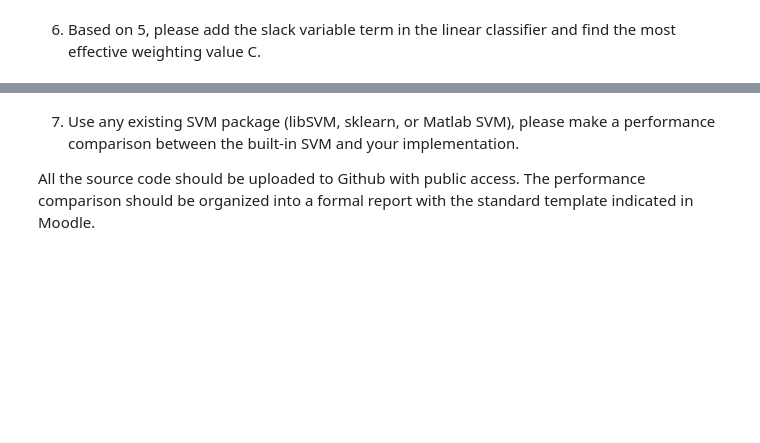
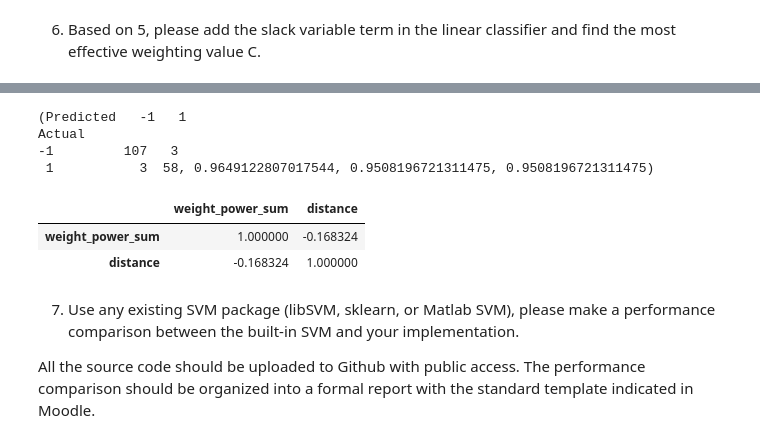
Before and after one commit to littlemilkwu/ds_ncku_machine_learning, a Jupyter notebook: assignment1/src/code.ipynb, the cells around one changed output, grey strips where cells are left out. Cells and saved outputs as stored; diff of their text form; code cells hidden in the pictures; blank space fills up the shorter version.

```diff
--- a/assignment1/src/code.ipynb
+++ b/assignment1/src/code.ipynb
@@ -595,3 +615,19 @@ df_w_distance.corr()
+# %%
+# data
+slack_svm = SlackSVM()
+slack_svm.fit(X_train_data, y_train_data)
+slack_svm.predict_evaluate(X_test_data, y_test_data)
+print(slack_svm.predict_evaluate(X_test_data, y_test_data))
+df_w_distance = slack_svm.get_w_distance_df()
+df_w_distance.corr()
+# %% [output]
+(Predicted   -1   1
+Actual
+-1         107   3
+ 1           3  58, 0.9649122807017544, 0.9508196721311475, 0.9508196721311475)
+|  | weight_power_sum | distance |
+| weight_power_sum | 1.000000 | -0.168324 |
+| distance | -0.168324 | 1.000000 |
 # %% [markdown]
 7. Use any existing SVM package (libSVM, sklearn, or Matlab SVM), please make a performance comparison between the built-in SVM and your implementation.
 
```
Also changed, not shown: parts of 17 cells of this notebook, 6 other files.
